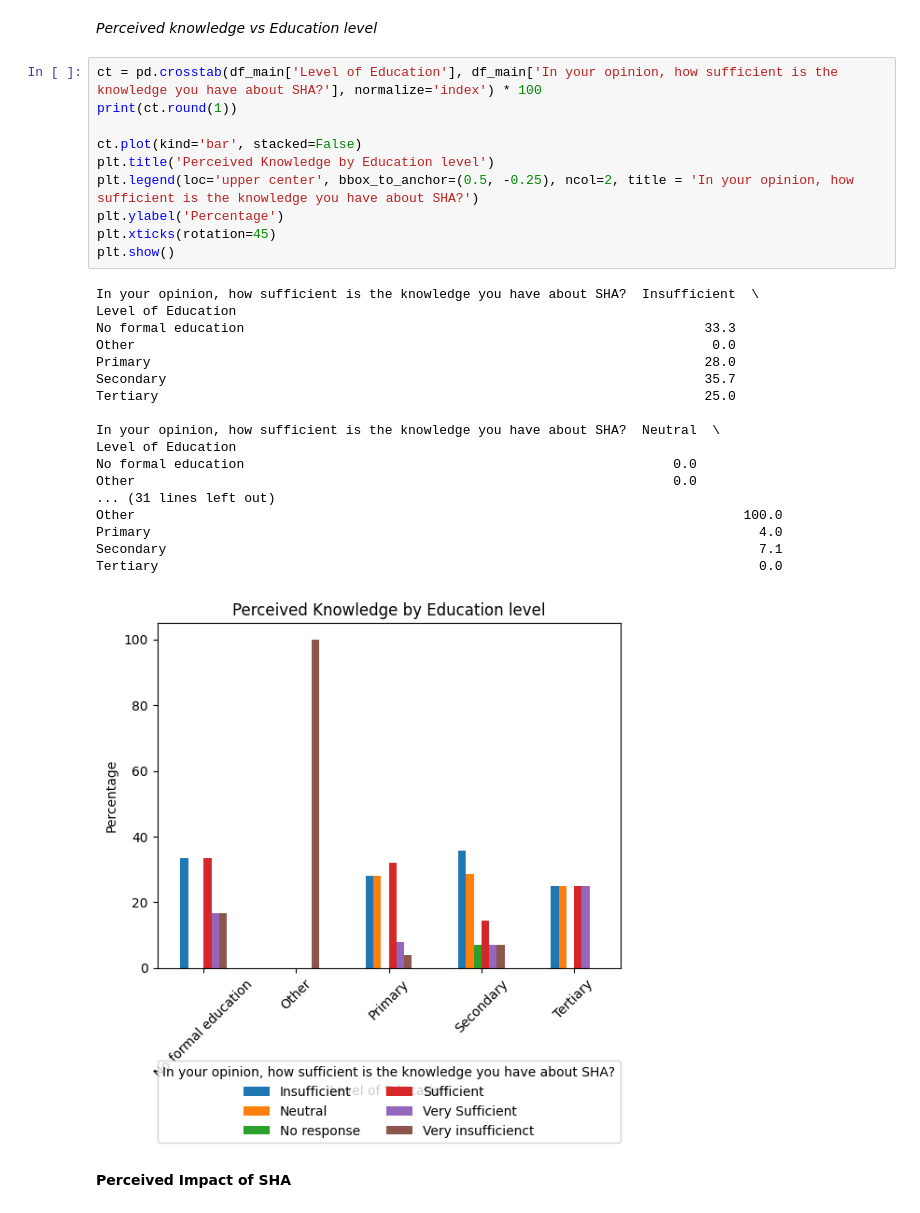
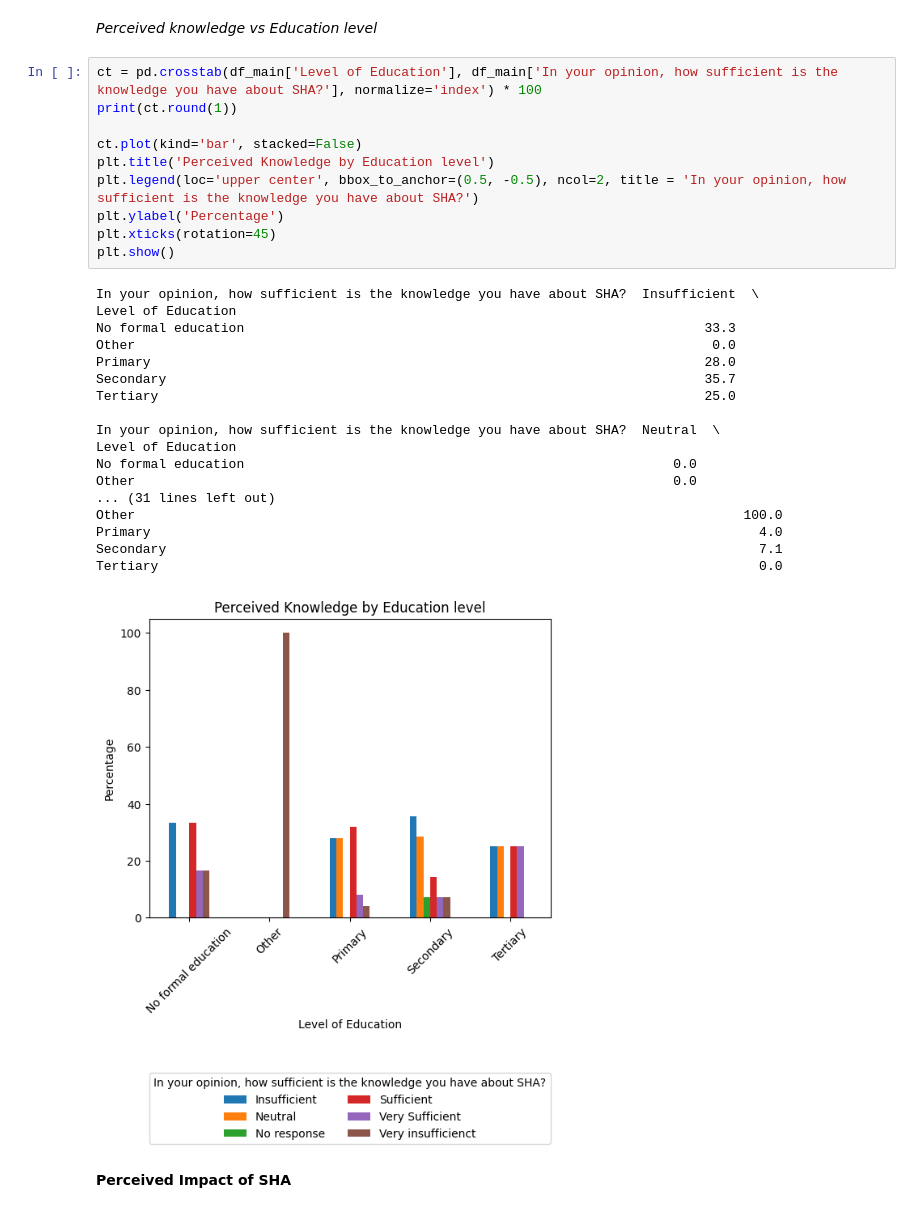
Before and after one commit to DennoCheru/Mosoriot, a Jupyter notebook: Mosoriot.ipynb, the cells around one changed output. Saved outputs shown, nothing was run; the diff lists cells and outputs as text.

Commit message:
Update graphs

```diff
--- a/Mosoriot.ipynb
+++ b/Mosoriot.ipynb
@@ -481,32 +481,32 @@ Age Group
 # %%
 ct = pd.crosstab(df_main['Level of Education'], df_main['In your opinion, how sufficient is the knowledge you have about SHA?'], normalize='index') * 100
 print(ct.round(1))
 
 ct.plot(kind='bar', stacked=False)
 plt.title('Perceived Knowledge by Education level')
-plt.legend(loc='upper center', bbox_to_anchor=(0.5, -0.25), ncol=2, title = 'In your opinion, how sufficient is the knowledge you have about SHA?')
+plt.legend(loc='upper center', bbox_to_anchor=(0.5, -0.5), ncol=2, title = 'In your opinion, how sufficient is the knowledge you have about SHA?')
 plt.ylabel('Percentage')
 plt.xticks(rotation=45)
 plt.show()
 # %% [output]
 In your opinion, how sufficient is the knowledge you have about SHA?  Insufficient  \
 Level of Education
 No formal education                                                           33.3
 Other                                                                          0.0
 Primary                                                                       28.0
 Secondary                                                                     35.7
 Tertiary                                                                      25.0
 
 In your opinion, how sufficient is the knowledge you have about SHA?  Neutral  \
 Level of Education
 No formal education                                                       0.0
 Other                                                                     0.0
 ... (31 lines left out)
 Other                                                                              100.0
 Primary                                                                              4.0
 Secondary                                                                            7.1
 Tertiary                                                                             0.0
-[figure, old version]
+[figure, new version]
 # %% [markdown]
 **Perceived Impact of SHA**
 # %% [markdown]
```
Also changed, not shown: parts of 4 cells of this notebook.
